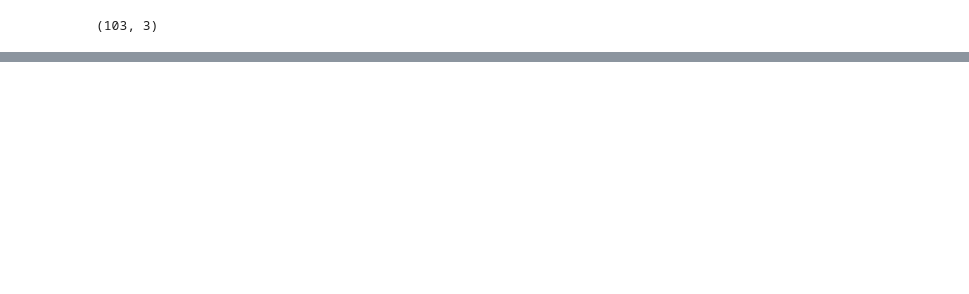
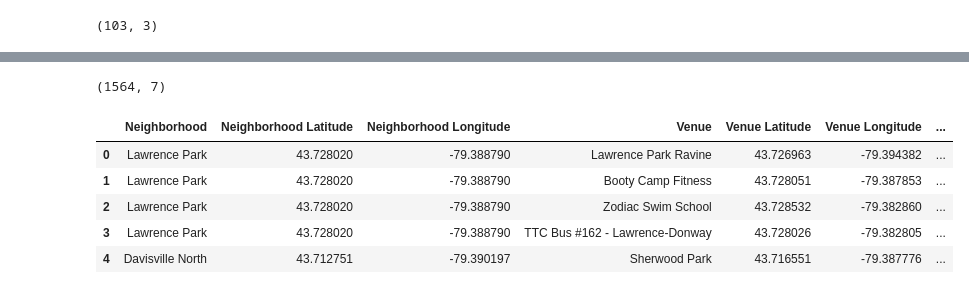
Before and after one commit to IainDrew/ADSCapstone-wk-3-, a Jupyter notebook: ADS Capstone Project Segment and Cluster.ipynb, the cells around one changed output, grey strips where cells are left out. Saved outputs shown, nothing was run; the diff lists cells and outputs as text; code cells hidden in the pictures; blank space fills up the shorter version.

```diff
--- a/ADS Capstone Project Segment and Cluster.ipynb
+++ b/ADS Capstone Project Segment and Cluster.ipynb
@@ -84,0 +304,30 @@ df.shape
+# %%
+# function that extracts the category of the venue
+def get_category_type(row):
+    try:
+        categories_list = row['categories']
+    except:
+        categories_list = row['venue.categories']
+
+    if len(categories_list) == 0:
+        return None
+    else:
+        return categories_list[0]['name']
+# %%
+#Clean the json file and structure into pandas dataframe
+
+venues = results['response']['groups'][0]['items']
+
+nearby_venues = json_normalize(venues) # flatten JSON
+
+# filter columns
+filtered_columns = ['venue.name', 'venue.categories', 'venue.location.lat', 'venue.location.lng']
+nearby_venues =nearby_venues.loc[:, filtered_columns]
+
+# filter the category for each row
+nearby_venues['venue.categories'] = nearby_venues.apply(get_category_type, axis=1)
+
+# clean columns
+nearby_venues.columns = [col.split(".")[-1] for col in nearby_venues.columns]
+
+nearby_venues.head()
@@ -84,0 +388,7 @@ df.shape
+# %%
+#create new dataframe called toronto_venues from function above
+
+toronto_venues = getNearbyVenues(names = df_toronto['Neighbourhood'],
+                                 latitudes = df_toronto['Latitude'],
+                                 longitudes = df_toronto['Longitude']
+                                )
@@ -84,0 +413,12 @@ df.shape
+# %%
+#check resulting dataframe
+print(toronto_venues.shape)
+toronto_venues.head()
+# %% [output]
+(1564, 7)
+|  | Neighborhood | Neighborhood Latitude | Neighborhood Longitude | Venue | Venue Latitude | Venue Longitude | ... |
+| 0 | Lawrence Park | 43.728020 | -79.388790 | Lawrence Park Ravine | 43.726963 | -79.394382 | ... |
+| 1 | Lawrence Park | 43.728020 | -79.388790 | Booty Camp Fitness | 43.728051 | -79.387853 | ... |
+| 2 | Lawrence Park | 43.728020 | -79.388790 | Zodiac Swim School | 43.728532 | -79.382860 | ... |
+| 3 | Lawrence Park | 43.728020 | -79.388790 | TTC Bus #162 - Lawrence-Donway | 43.728026 | -79.382805 | ... |
+| 4 | Davisville North | 43.712751 | -79.390197 | Sherwood Park | 43.716551 | -79.387776 | ... |
```
Also changed, not shown: parts of 41 cells of this notebook.
